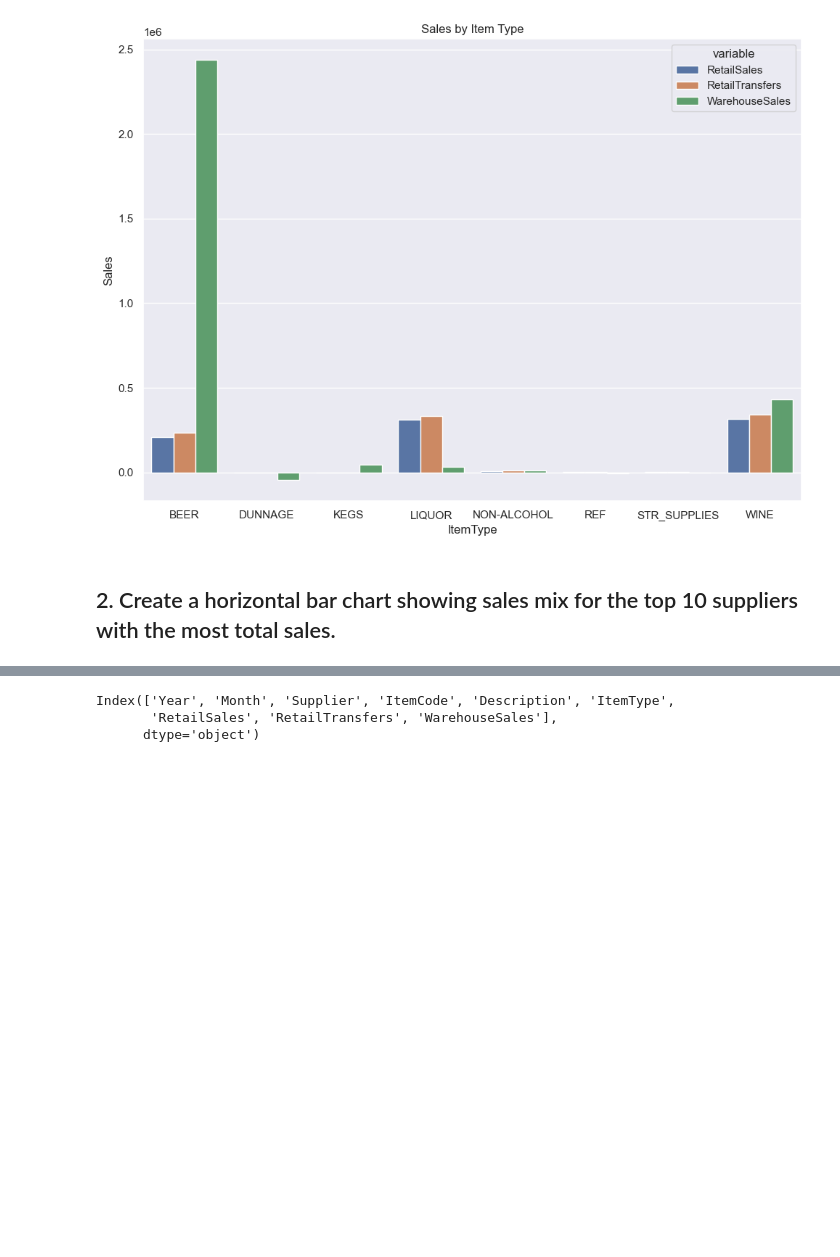
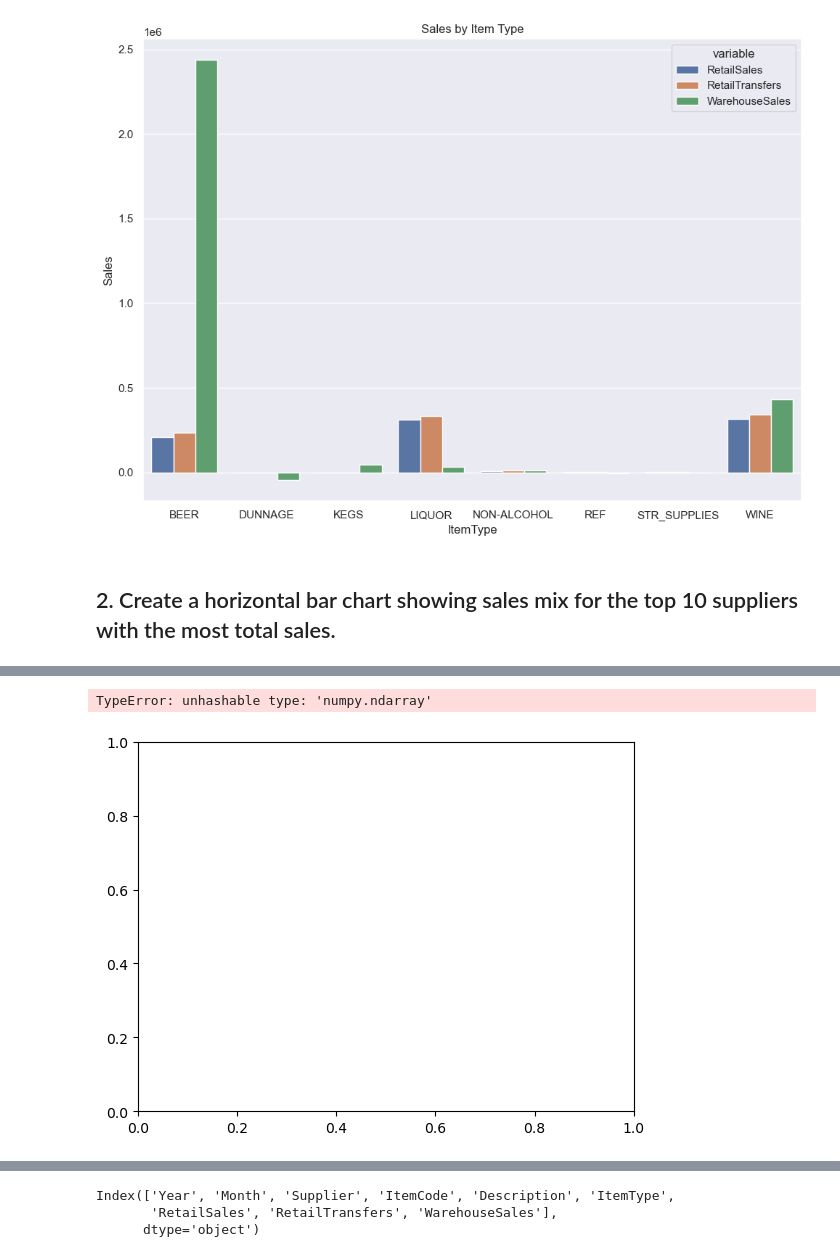
Before and after one commit to EljMorgan/LABS, a Jupyter notebook: Module2/Lab_2_ Plotting-Multiple-Data-Series/main.ipynb, the cells around one changed output, grey strips where cells are left out. Cells and saved outputs as stored; diff of their text form; code cells hidden in the pictures; blank space fills up the shorter version.

```diff
--- a/Module2/Lab_2_ Plotting-Multiple-Data-Series/main.ipynb
+++ b/Module2/Lab_2_ Plotting-Multiple-Data-Series/main.ipynb
@@ -43,0 +59,17 @@ plt.show()
+# %%
+retail_item = data.nlargest(10, 'RetailSales')[['Supplier', 'RetailSales']]
+retail_item = retail_item.reset_index(drop=True)
+# %%
+ware_item = data.nlargest(10, 'WarehouseSales')[['Supplier', 'WarehouseSales']]
+ware_item = ware_item.reset_index(drop=True)
+# %%
+trans_item = data.nlargest(10, 'RetailTransfers')[['Supplier', 'RetailTransfers']]
+trans_item = trans_item.reset_index(drop=True)
+# %%
+plt.barh(retail_item.index, retail_item, label = 'Retail Sales')
+plt.barh(ware_item.index, ware_item, left = retail_item, label = 'WarehouseSales')
+plt.barh(trans_item.index, trans_item, left = ware_item, label = 'RetailTransfers')
+plt.legend()
+# %% [output]
+TypeError: unhashable type: 'numpy.ndarray'
+[figure, added]
```
Also changed, not shown: parts of 18 cells of this notebook, 4 other files.
